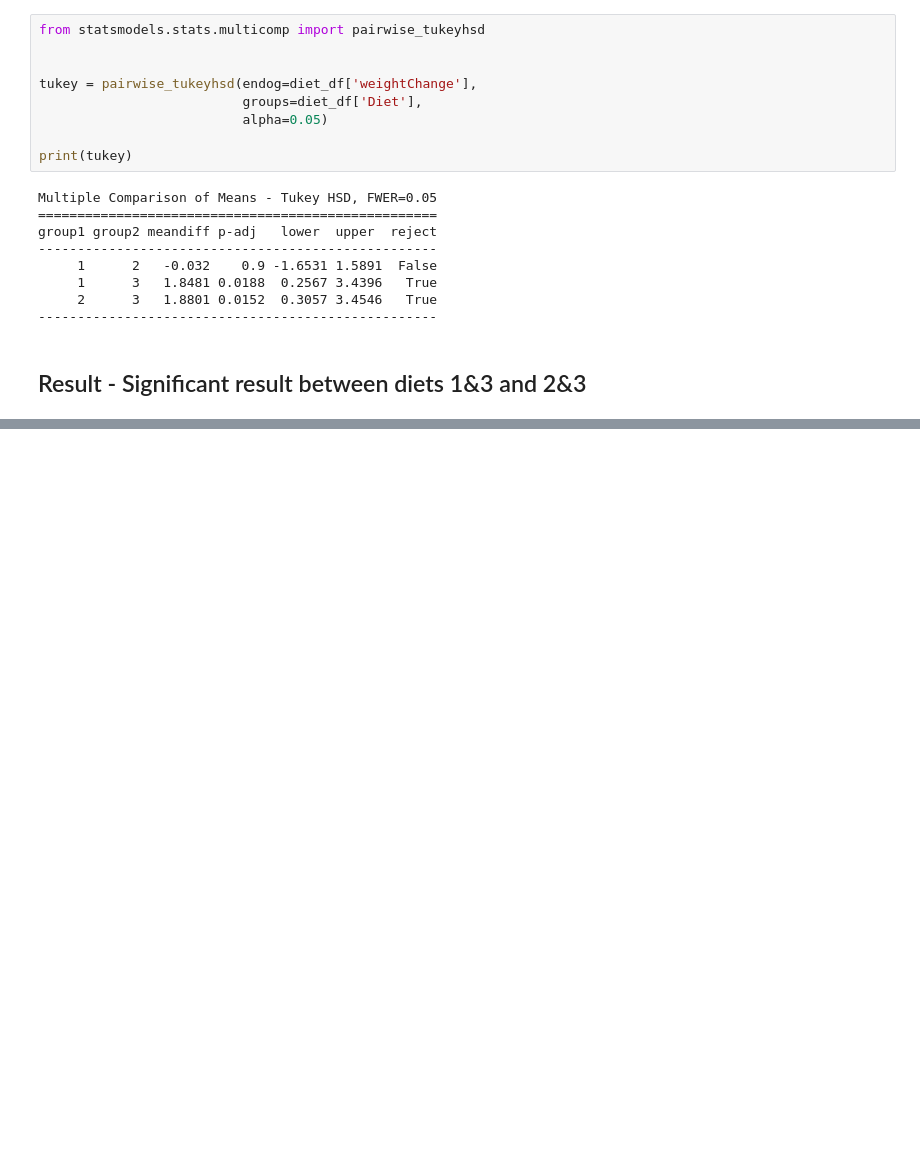
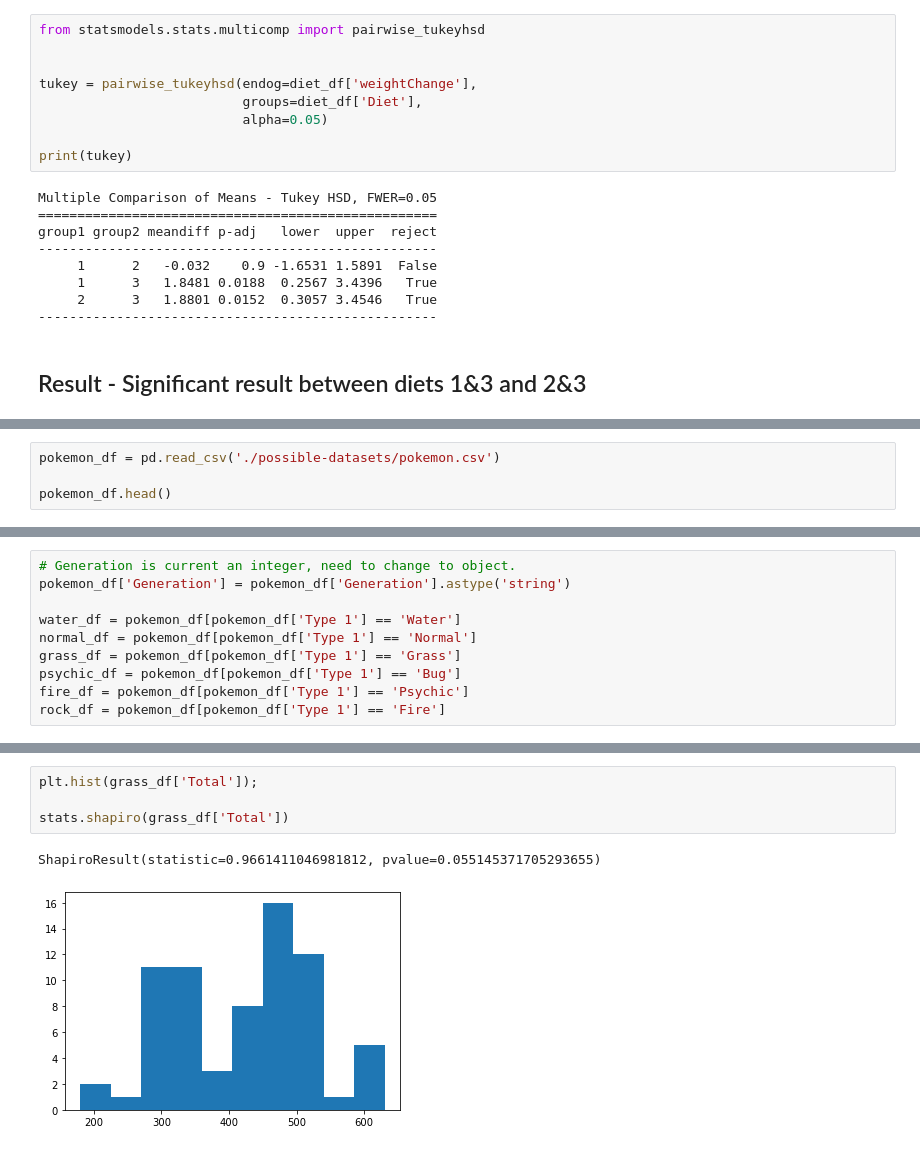
Before and after one commit to OtherBrian/machine-learning, a Jupyter notebook: scipy-stats.ipynb, the cells around one changed output, grey strips where cells are left out. Saved outputs shown, nothing was run; the diff lists cells and outputs as text; blank space fills up the shorter version.

```diff
--- a/scipy-stats.ipynb
+++ b/scipy-stats.ipynb
@@ -164,0 +228,4 @@ group1 group2 meandiff p-adj   lower  upper  reject
+# %%
+pokemon_df = pd.read_csv('./possible-datasets/pokemon.csv')
+
+pokemon_df.head()
@@ -164,0 +261,10 @@ group1 group2 meandiff p-adj   lower  upper  reject
+# %%
+# Generation is current an integer, need to change to object.
+pokemon_df['Generation'] = pokemon_df['Generation'].astype('string')
+
+water_df = pokemon_df[pokemon_df['Type 1'] == 'Water']
+normal_df = pokemon_df[pokemon_df['Type 1'] == 'Normal']
+grass_df = pokemon_df[pokemon_df['Type 1'] == 'Grass']
+psychic_df = pokemon_df[pokemon_df['Type 1'] == 'Bug']
+fire_df = pokemon_df[pokemon_df['Type 1'] == 'Psychic']
+rock_df = pokemon_df[pokemon_df['Type 1'] == 'Fire']
@@ -164,0 +287,7 @@ group1 group2 meandiff p-adj   lower  upper  reject
+# %%
+plt.hist(grass_df['Total']);
+
+stats.shapiro(grass_df['Total'])
+# %% [output]
+ShapiroResult(statistic=0.9661411046981812, pvalue=0.055145371705293655)
+[figure, added]
```
Also changed, not shown: parts of 12 cells of this notebook, 1 other file.
